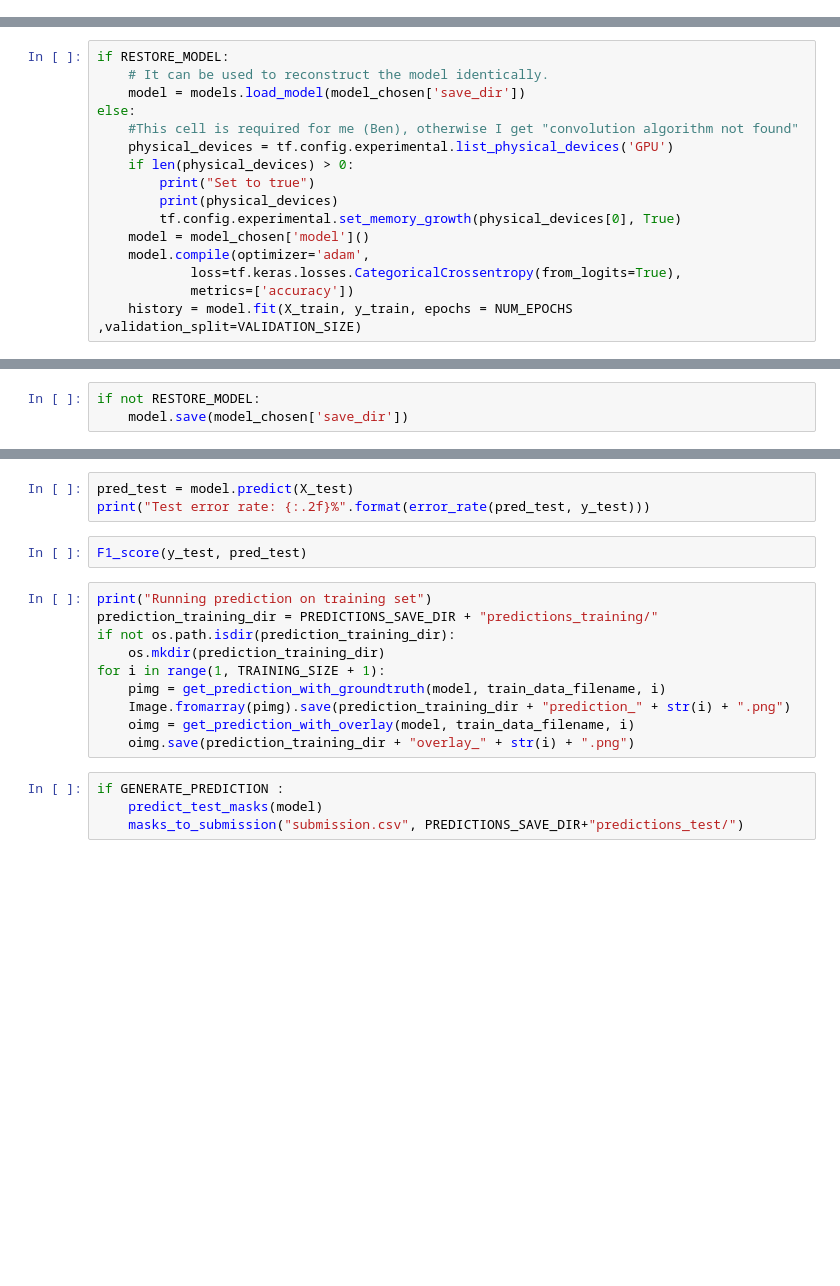
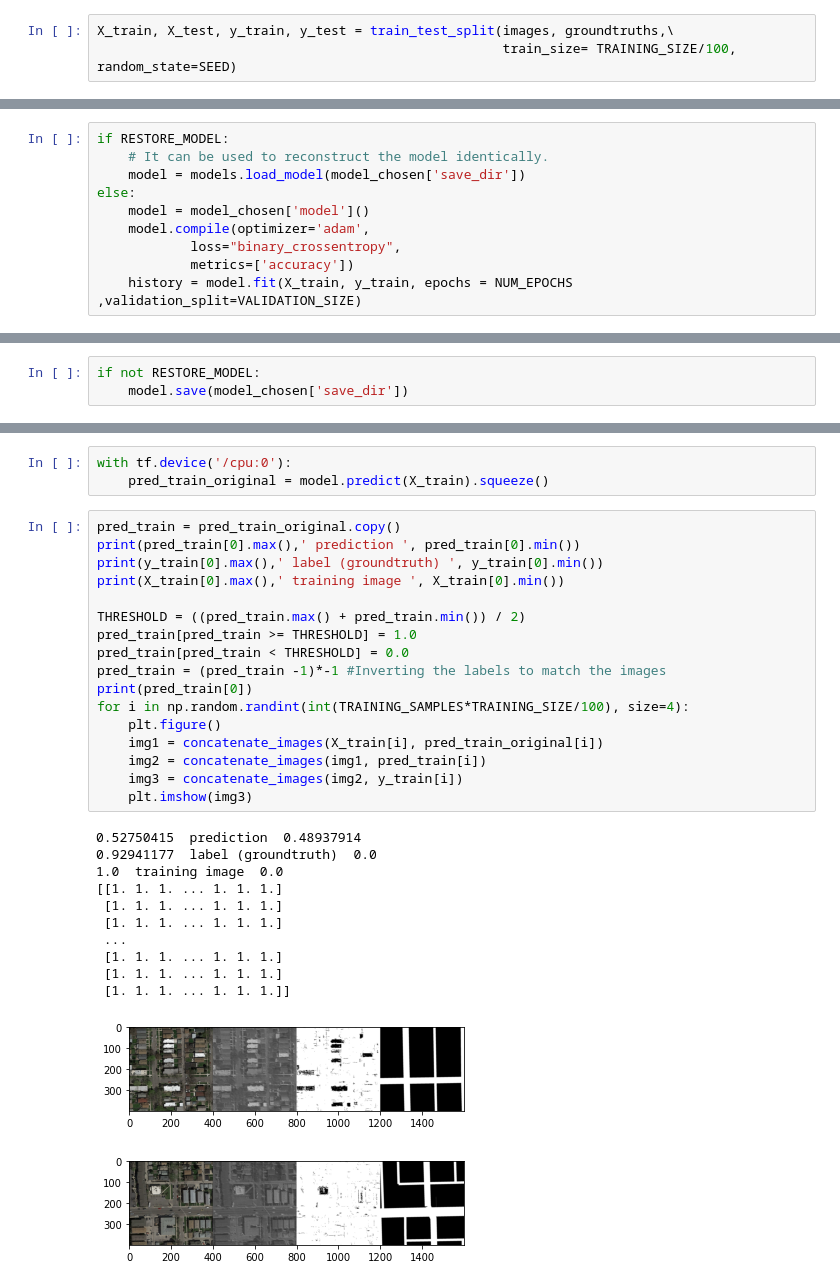
Before and after one commit to Julien-Ben/CS-433-project-2, a Jupyter notebook: project_road_segmentation/pipeline-entireimage.ipynb, the cells around one changed output, grey strips where cells are left out. Drawn from its saved outputs; the diff is of its cells as text; blank space fills up the shorter version.

```diff
--- a/project_road_segmentation/pipeline-entireimage.ipynb
+++ b/project_road_segmentation/pipeline-entireimage.ipynb
@@ -173,0 +119,3 @@ from tensorflow.keras import layers, models
+# %%
+X_train, X_test, y_train, y_test = train_test_split(images, groundtruths,\
+                                                    train_size= TRAINING_SIZE/100, random_state=SEED)
@@ -290,14 +150,8 @@ if RESTORE_MODEL:
     # It can be used to reconstruct the model identically.
     model = models.load_model(model_chosen['save_dir'])
 else:
-    #This cell is required for me (Ben), otherwise I get "convolution algorithm not found"
-    physical_devices = tf.config.experimental.list_physical_devices('GPU')
-    if len(physical_devices) > 0:
-        print("Set to true")
-        print(physical_devices)
-        tf.config.experimental.set_memory_growth(physical_devices[0], True)
     model = model_chosen['model']()
     model.compile(optimizer='adam',
-            loss=tf.keras.losses.CategoricalCrossentropy(from_logits=True),
+            loss="binary_crossentropy",
             metrics=['accuracy'])
     history = model.fit(X_train, y_train, epochs = NUM_EPOCHS ,validation_split=VALIDATION_SIZE)
@@ -333,19 +161,33 @@ print("Training error rate: {:.2f}%".format(error_rate(pred_train, y_train)))
-# %%
-pred_test = model.predict(X_test)
-print("Test error rate: {:.2f}%".format(error_rate(pred_test, y_test)))
-# %%
-F1_score(y_test, pred_test)
-# %%
-print("Running prediction on training set")
-prediction_training_dir = PREDICTIONS_SAVE_DIR + "predictions_training/"
-if not os.path.isdir(prediction_training_dir):
-    os.mkdir(prediction_training_dir)
-for i in range(1, TRAINING_SIZE + 1):
-    pimg = get_prediction_with_groundtruth(model, train_data_filename, i)
-    Image.fromarray(pimg).save(prediction_training_dir + "prediction_" + str(i) + ".png")
-    oimg = get_prediction_with_overlay(model, train_data_filename, i)
-    oimg.save(prediction_training_dir + "overlay_" + str(i) + ".png")
-# %%
-if GENERATE_PREDICTION :
-    predict_test_masks(model)
-    masks_to_submission("submission.csv", PREDICTIONS_SAVE_DIR+"predictions_test/")
+# %%
+with tf.device('/cpu:0'):
+    pred_train_original = model.predict(X_train).squeeze()
+# %%
+pred_train = pred_train_original.copy()
+print(pred_train[0].max(),' prediction ', pred_train[0].min())
+print(y_train[0].max(),' label (groundtruth) ', y_train[0].min())
+print(X_train[0].max(),' training image ', X_train[0].min())
+
+THRESHOLD = ((pred_train.max() + pred_train.min()) / 2)
+pred_train[pred_train >= THRESHOLD] = 1.0
+pred_train[pred_train < THRESHOLD] = 0.0
+pred_train = (pred_train -1)*-1 #Inverting the labels to match the images
+print(pred_train[0])
+for i in np.random.randint(int(TRAINING_SAMPLES*TRAINING_SIZE/100), size=4):
+    plt.figure()
+    img1 = concatenate_images(X_train[i], pred_train_original[i])
+    img2 = concatenate_images(img1, pred_train[i])
+    img3 = concatenate_images(img2, y_train[i])
+    plt.imshow(img3)
+# %% [output]
+0.52750415  prediction  0.48937914
+0.92941177  label (groundtruth)  0.0
+1.0  training image  0.0
+[[1. 1. 1. ... 1. 1. 1.]
+ [1. 1. 1. ... 1. 1. 1.]
+ [1. 1. 1. ... 1. 1. 1.]
+ ...
+ [1. 1. 1. ... 1. 1. 1.]
+ [1. 1. 1. ... 1. 1. 1.]
+ [1. 1. 1. ... 1. 1. 1.]]
+[figure, added]
+[figure, added]
```
Also changed, not shown: parts of 21 cells of this notebook, 1 other file.
